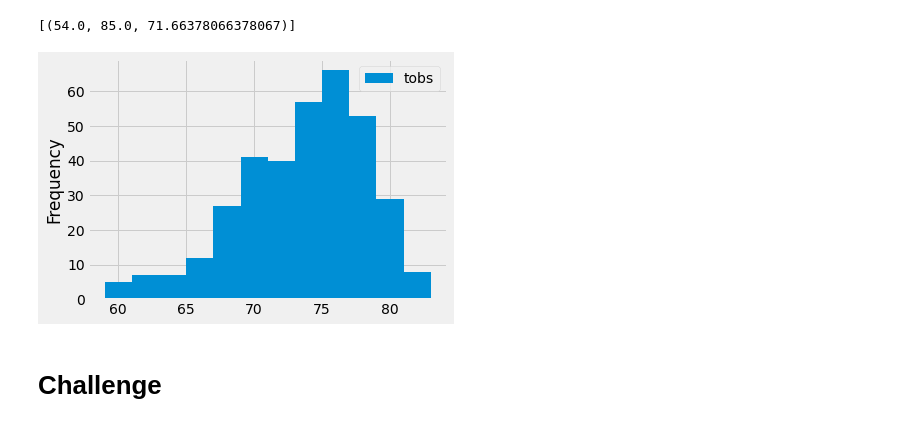
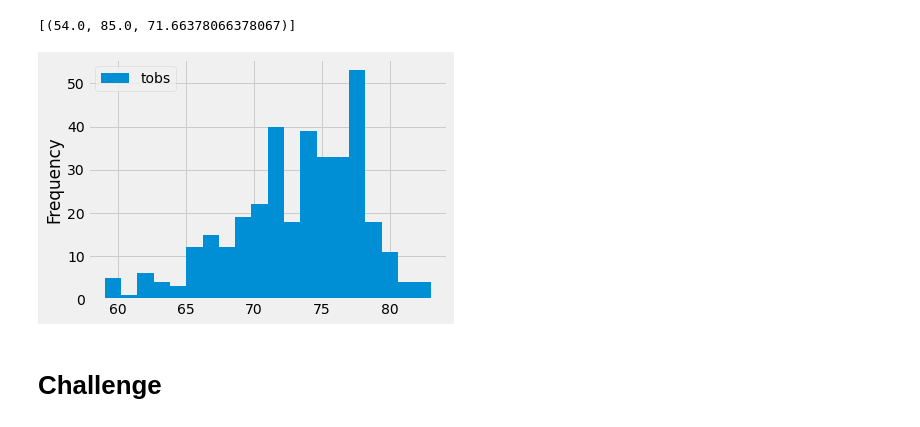
Before and after one commit to BrandonScottWilliams/surfs_up, a Jupyter notebook: climate_analysis.ipynb, the cells around one changed output. Cells and saved outputs as stored; diff of their text form; code cells hidden in the pictures.

```diff
--- a/climate_analysis.ipynb
+++ b/climate_analysis.ipynb
@@ -117,15 +117,15 @@ filter(Measurement.station == 'USC00519281').all()
 # %%
 # Choose the station with the highest number of temperature observations.
 # Query the last 12 months of temperature observation data for this station and plot the results as a histogram
 results = session.query(Measurement.tobs).\
 filter(Measurement.station == 'USC00519281').\
 filter(Measurement.date >= prev_year).all()
 df = pd.DataFrame(results, columns=['tobs'])
 df
-df.plot.hist(bins=12)
+df.plot.hist(bins=20)
 plt.tight_layout()
 # %% [output]
-[figure, old version]
+[figure, new version]
 # %%
 # Write a function called `calc_temps` that will accept start date and end date in the format '%Y-%m-%d'
 # and return the minimum, average, and maximum temperatures for that range of dates
```
Also changed, not shown: 1 other file.
